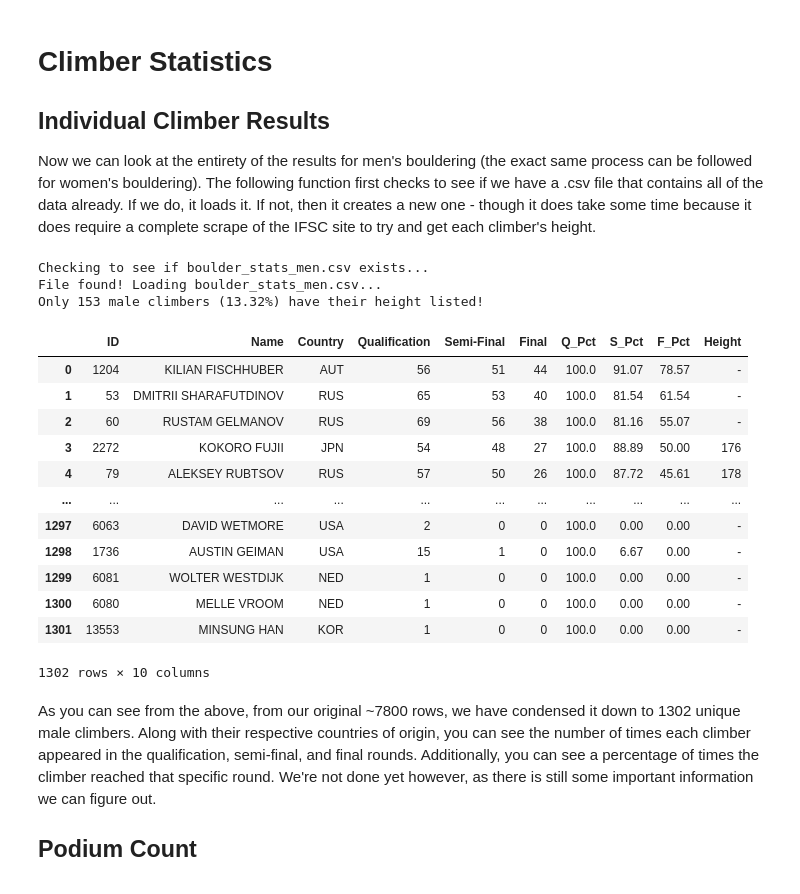
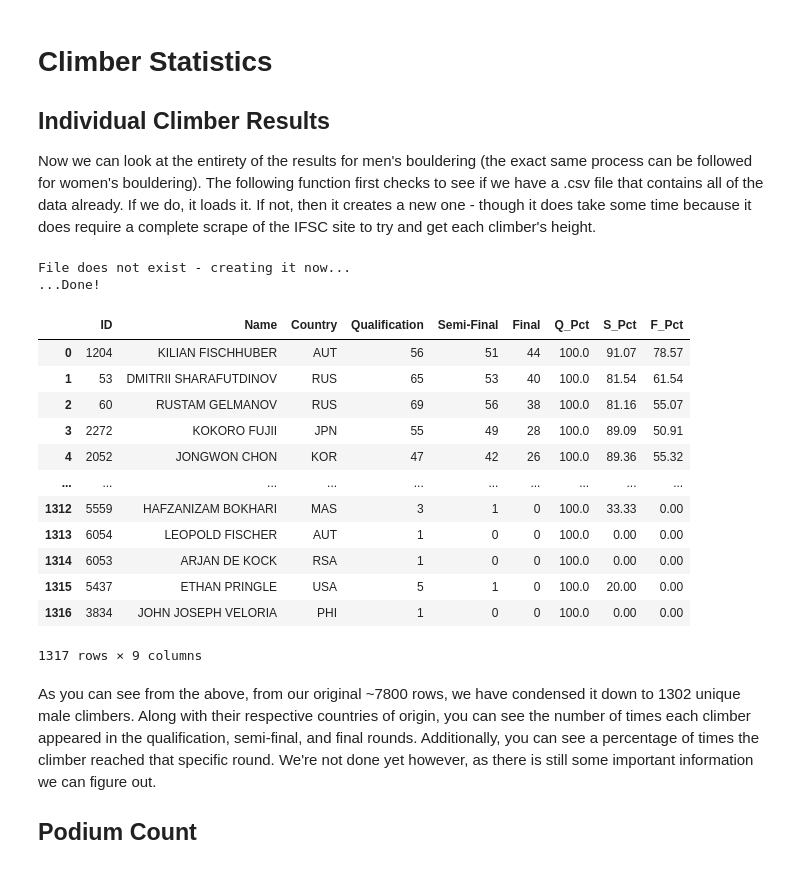
Before and after one commit to noah-kg/scraping-IFSC-website-via-selenium, a Jupyter notebook: IFSC Analysis.ipynb, the cells around one changed output. Saved outputs shown, nothing was run; the diff lists cells and outputs as text; code cells hidden in the pictures.

```diff
--- a/IFSC Analysis.ipynb
+++ b/IFSC Analysis.ipynb
@@ -212,11 +201,11 @@ def get_bouldering_stats(df, category='men'):
         csv = 'boulder_stats_women.csv'
 
     file = DATA_DIR + '\\' + csv
-    print(f'Checking to see if {csv} exists...')
+#     print(f'Checking to see if {csv} exists...')
 
-    if os.path.exists(file):
-        print(f'File found! Loading {csv}...')
-        return pd.read_csv(file, index_col = 0)
+#     if os.path.exists(file):
+#         print(f'File found! Loading {csv}...')
+#         return pd.read_csv(file, index_col = 0)
 
     print('File does not exist - creating it now...')
 
@@ -225,57 +214,56 @@ def get_bouldering_stats(df, category='men'):
 
     # Counts number of appearances per round per climber
     qual_all = df.groupby(['ID', 'Name'])['Qualification'].count()
     semi_app = df.groupby(['ID', 'Name'])['Semi-Final'].count()
     final_app = df.groupby(['ID', 'Name'])['Final'].count()
 
     # Merges the above dataframes
     rounds = pd.merge(pd.merge(qual_all, semi_app , left_on=['ID', 'Name'], right_index=True), final_app, left_on=['ID', 'Name'], right_index=True)
     clean_df = pd.merge(clean_df, rounds, left_on=['ID', 'Name'], right_index=True)
 
     # Calculates percentages of appearances in each round
     clean_df['Q_Pct'] = round((clean_df['Qualification'] / clean_df['Qualification']) * 100, 2)
     clean_df['S_Pct'] = round((clean_df['Semi-Final'] / clean_df['Qualification']) * 100, 2)
     clean_df['F_Pct'] = round((clean_df['Final'] / clean_df['Qualification']) * 100, 2)
     clean_df = clean_df.sort_values('Final', ascending=False).reset_index(drop=True)
 
     # Convert 'ID' to string so we can scrape site for heights (~33 minutes)
-    print(f'Gathering {category}\'s height - please be patient...')
-    clean_df['ID'] = clean_df['ID'].apply(str)
-    scraper = IFSCScraper()
-    clean_df['Height'] = clean_df['ID'].apply(lambda x: scraper.get_athlete_height(x))
-    scraper.end_session()
+    # print(f'Gathering {category}\'s height - please be patient...')
+    # clean_df['ID'] = clean_df['ID'].apply(str)
+    # scraper = IFSCScraper()
+    # clean_df['Height'] = clean_df['ID'].apply(lambda x: scraper.get_athlete_height(x))
+    # scraper.end_session()
 
     # Saves data so we don't have to scrape later
     clean_df.to_csv(file)
     print('...Done!')
 
     return clean_df
 
 boulder_men_stats = get_bouldering_stats(boulder_men_all_results, 'men')
 
 # Number of climbers that have a height listed on the IFSC site
-have_height_men = (~boulder_men_stats['Height'].str.contains('-')).sum()
-no_height_men = (boulder_men_stats['Height'].str.contains('-')).sum()
-print(f'Only {have_height_men} male climbers ({(have_height_men/no_height_men)*100:.2f}%) have their height listed!')
+# have_height_men = (~boulder_men_stats['Height'].str.contains('-')).sum()
+# no_height_men = (boulder_men_stats['Height'].str.contains('-')).sum()
+# print(f'Only {have_height_men} male climbers ({(have_height_men/no_height_men)*100:.2f}%) have their height listed!')
 
 boulder_men_stats
 # %% [output]
-Checking to see if boulder_stats_men.csv exists...
-File found! Loading boulder_stats_men.csv...
-Only 153 male climbers (13.32%) have their height listed!
+File does not exist - creating it now...
+...Done!
-|  | ID | Name | Country | Qualification | Semi-Final | Final | Q_Pct | S_Pct | F_Pct | Height |
-| 0 | 1204 | KILIAN FISCHHUBER | AUT | 56 | 51 | 44 | 100.0 | 91.07 | 78.57 | - |
-| 1 | 53 | DMITRII SHARAFUTDINOV | RUS | 65 | 53 | 40 | 100.0 | 81.54 | 61.54 | - |
-| 2 | 60 | RUSTAM GELMANOV | RUS | 69 | 56 | 38 | 100.0 | 81.16 | 55.07 | - |
-| 3 | 2272 | KOKORO FUJII | JPN | 54 | 48 | 27 | 100.0 | 88.89 | 50.00 | 176 |
-| 4 | 79 | ALEKSEY RUBTSOV | RUS | 57 | 50 | 26 | 100.0 | 87.72 | 45.61 | 178 |
-| ... | ... | ... | ... | ... | ... | ... | ... | ... | ... | ... |
-| 1297 | 6063 | DAVID WETMORE | USA | 2 | 0 | 0 | 100.0 | 0.00 | 0.00 | - |
-| 1298 | 1736 | AUSTIN GEIMAN | USA | 15 | 1 | 0 | 100.0 | 6.67 | 0.00 | - |
-| 1299 | 6081 | WOLTER WESTDIJK | NED | 1 | 0 | 0 | 100.0 | 0.00 | 0.00 | - |
-| 1300 | 6080 | MELLE VROOM | NED | 1 | 0 | 0 | 100.0 | 0.00 | 0.00 | - |
-| 1301 | 13553 | MINSUNG HAN | KOR | 1 | 0 | 0 | 100.0 | 0.00 | 0.00 | - |
+|  | ID | Name | Country | Qualification | Semi-Final | Final | Q_Pct | S_Pct | F_Pct |
+| 0 | 1204 | KILIAN FISCHHUBER | AUT | 56 | 51 | 44 | 100.0 | 91.07 | 78.57 |
+| 1 | 53 | DMITRII SHARAFUTDINOV | RUS | 65 | 53 | 40 | 100.0 | 81.54 | 61.54 |
+| 2 | 60 | RUSTAM GELMANOV | RUS | 69 | 56 | 38 | 100.0 | 81.16 | 55.07 |
+| 3 | 2272 | KOKORO FUJII | JPN | 55 | 49 | 28 | 100.0 | 89.09 | 50.91 |
+| 4 | 2052 | JONGWON CHON | KOR | 47 | 42 | 26 | 100.0 | 89.36 | 55.32 |
+| ... | ... | ... | ... | ... | ... | ... | ... | ... | ... |
+| 1312 | 5559 | HAFZANIZAM BOKHARI | MAS | 3 | 1 | 0 | 100.0 | 33.33 | 0.00 |
+| 1313 | 6054 | LEOPOLD FISCHER | AUT | 1 | 0 | 0 | 100.0 | 0.00 | 0.00 |
+| 1314 | 6053 | ARJAN DE KOCK | RSA | 1 | 0 | 0 | 100.0 | 0.00 | 0.00 |
+| 1315 | 5437 | ETHAN PRINGLE | USA | 5 | 1 | 0 | 100.0 | 20.00 | 0.00 |
+| 1316 | 3834 | JOHN JOSEPH VELORIA | PHI | 1 | 0 | 0 | 100.0 | 0.00 | 0.00 |
-1302 rows × 10 columns
+1317 rows × 9 columns
 # %% [markdown]
 As you can see from the above, from our original ~7800 rows, we have condensed it down to 1302 unique male climbers. Along with their respective countries of origin, you can see the number of times each climber appeared in the qualification, semi-final, and final rounds. Additionally, you can see a percentage of times the climber reached that specific round. We're not done yet however, as there is still some important information we can figure out.
 
```
Also changed, not shown: parts of 19 cells of this notebook, 1 other file.
